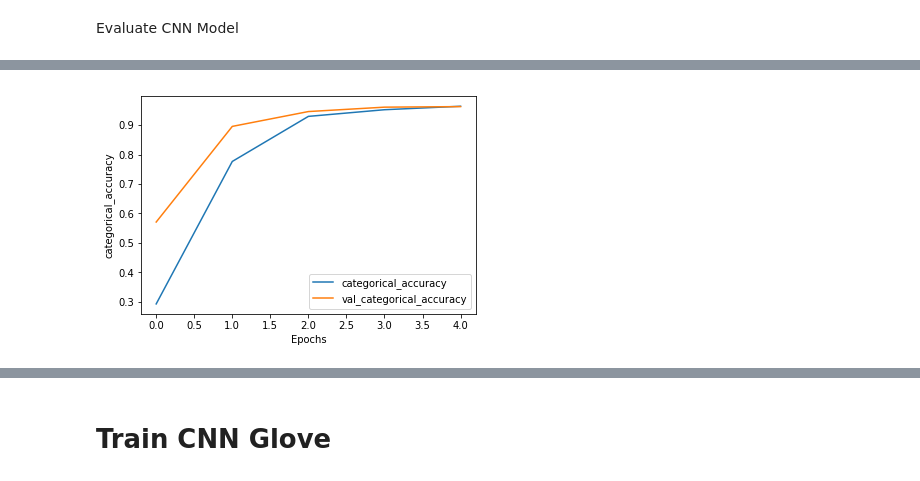
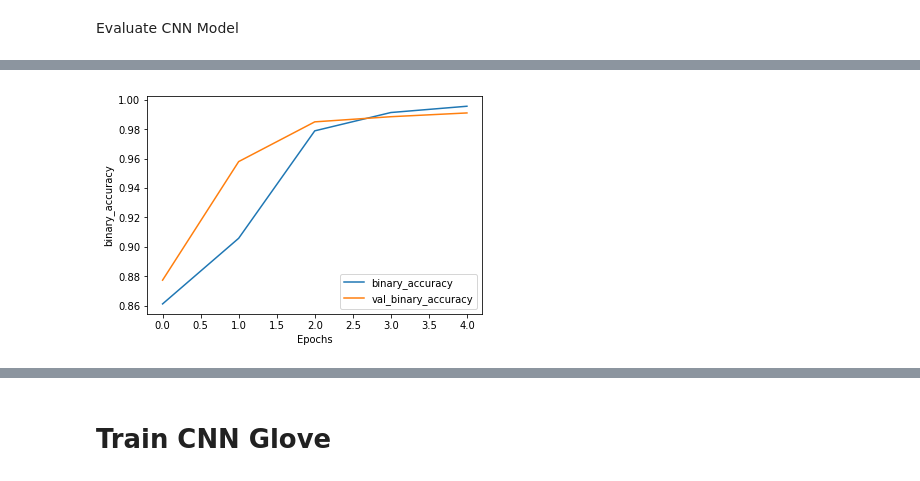
Before and after one commit to kshitij1489/review_classification, a Jupyter notebook: review_classifier.ipynb, the cells around one changed output, grey strips where cells are left out. Cells and saved outputs as stored; diff of their text form; code cells hidden in the pictures.

```diff
--- a/review_classifier.ipynb
+++ b/review_classifier.ipynb
@@ -151,6 +130,6 @@ Test Accuracy: 0.9503787755966187
 # %%
-plot_graphs(history_cnn, 'categorical_accuracy')
+plot_graphs(history_cnn, 'binary_accuracy')
 # %% [output]
-[figure, old version]
+[figure, new version]
 # %%
 plot_graphs(history_cnn, 'loss')
```
Also changed, not shown: parts of 31 cells of this notebook, 2 other files.
